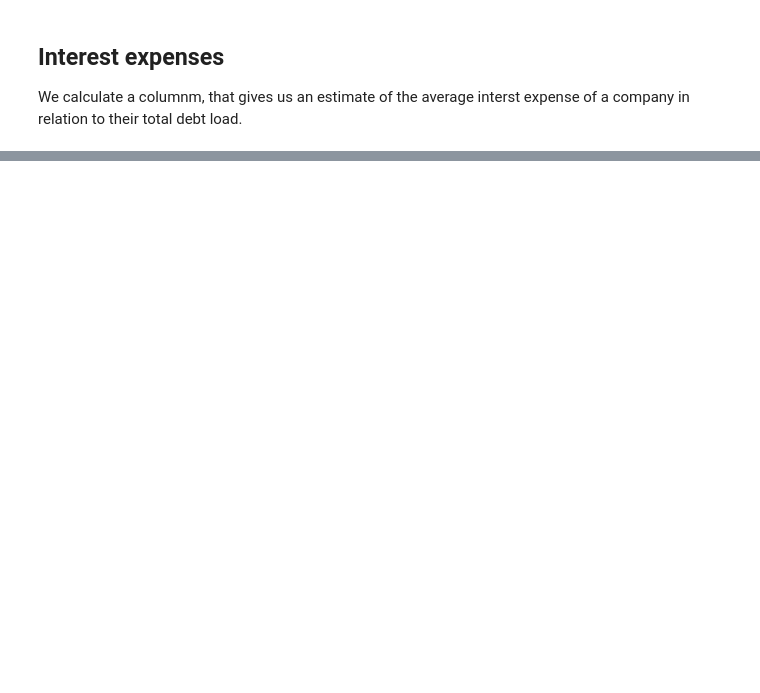
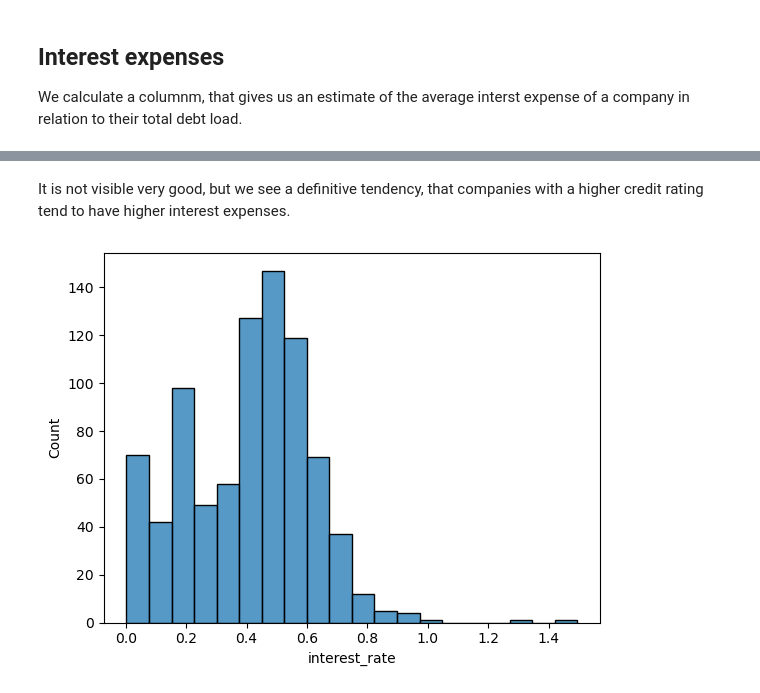
Before and after one commit to GiancarloSanna/Credit_Rating_Project, a Jupyter notebook: 6.0 Descriptive analysis.ipynb, the cells around one changed output, grey strips where cells are left out. Saved outputs shown, nothing was run; the diff lists cells and outputs as text; code cells hidden in the pictures; blank space fills up the shorter version.

```diff
--- a/6.0 Descriptive analysis.ipynb
+++ b/6.0 Descriptive analysis.ipynb
@@ -166,0 +196,8 @@ sns.histplot(data=main_df[main_df['interest_rate']!= 0]['interest_rate'], bins =
+# %% [markdown]
+It is not visible very good, but we see a definitive tendency, that companies with a higher credit rating tend to have higher interest expenses.
+# %%
+# For companies with investment grade
+sns.histplot(data=main_df[ (main_df['interest_rate'] > 0) & (main_df['Rating_numbered'] < 22)]['interest_rate'], bins = 20)
+plt.show()
+# %% [output]
+[figure, added]
```
Also changed, not shown: parts of 17 cells of this notebook, 2 other files.
